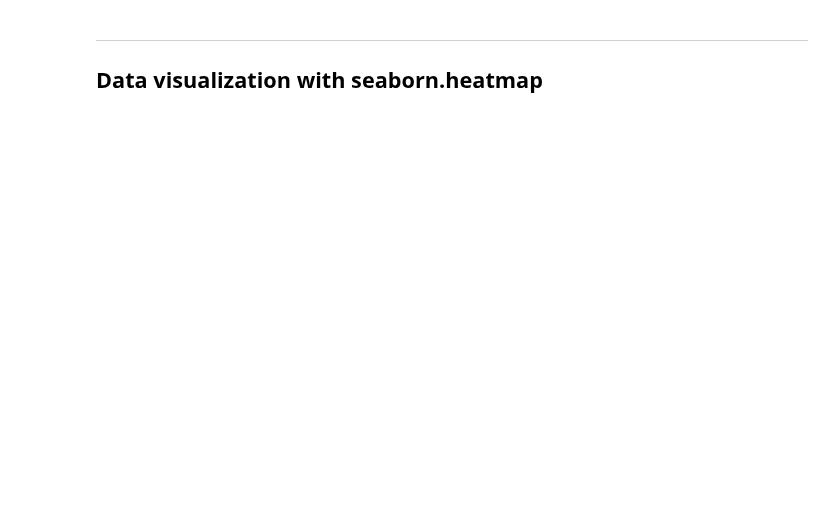
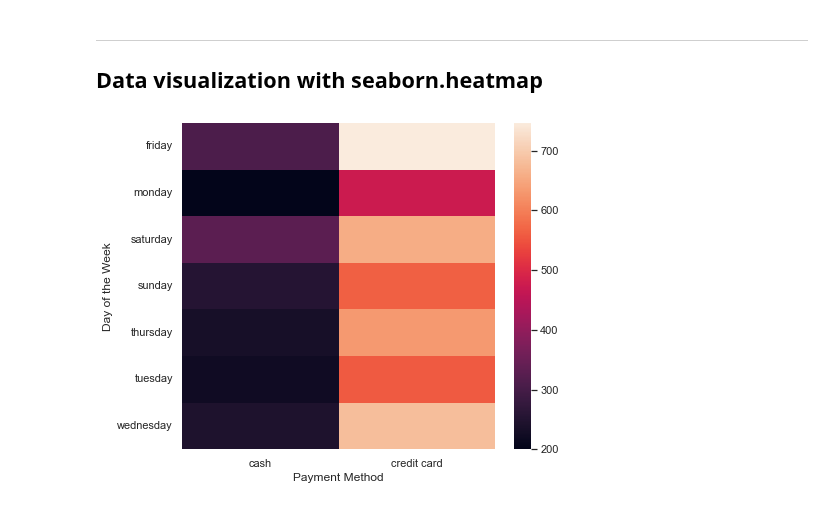
Before and after one commit to hyoaru/dsa-libraries-test, a Jupyter notebook: seaborn.ipynb, the cells around one changed output. Cells and saved outputs as stored; diff of their text form; code cells hidden in the pictures; blank space fills up the shorter version.

```diff
--- a/seaborn.ipynb
+++ b/seaborn.ipynb
@@ -359,3 +361,34 @@ sns.regplot(
 # %% [markdown]
 ---
 ## Data visualization with seaborn.heatmap
+# %%
+def tip_bin(x):
+    if (x == 0):
+        return 0
+    elif ((x >= 1) & (x <= 5)):
+        return 5
+    elif ((x >= 6) & (x <= 10)):
+        return 10
+    elif ((x >= 11) & (x <= 15)):
+        return 15
+    elif ((x >= 16) & (x <= 20)):
+        return 20
+    elif ((x >= 21) & (x <= 25)):
+        return 25
+# %%
+taxi_dataframe = taxi_dataframe.assign(tips_bin = taxi_dataframe['tip'].apply(tip_bin))
+# %%
+ax = sns.heatmap(
+    taxi_dataframe.pivot_table(
+        index='day_of_week',
+        columns='payment',
+        values='tips_bin',
+        aggfunc='count',
+    )
+)
+
+sns.set(rc={'figure.figsize' : (10,10)})
+ax.set_xlabel('Payment Method')
+ax.set_ylabel('Day of the Week');
+# %% [output]
+[figure, added]
```
Also changed, not shown: parts of 29 cells of this notebook.
